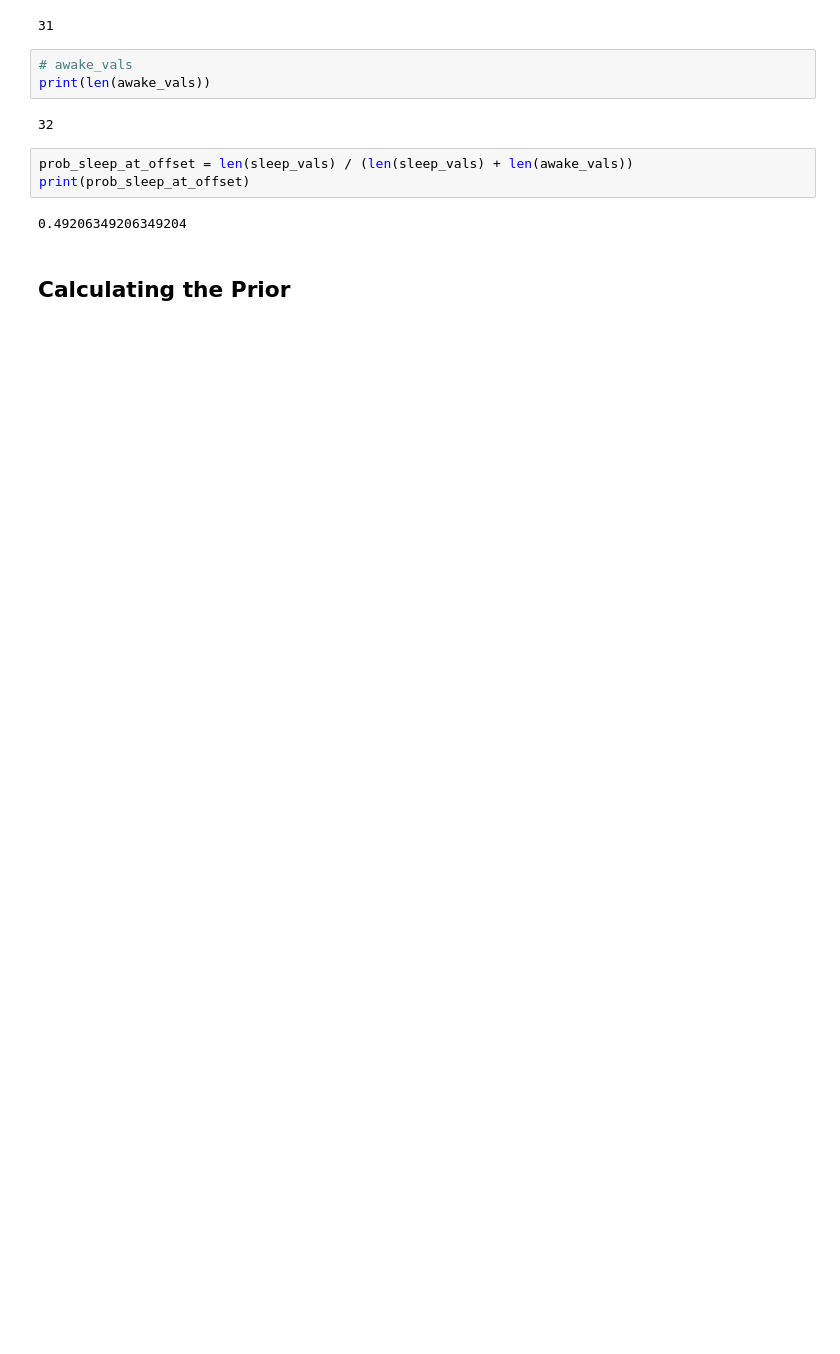
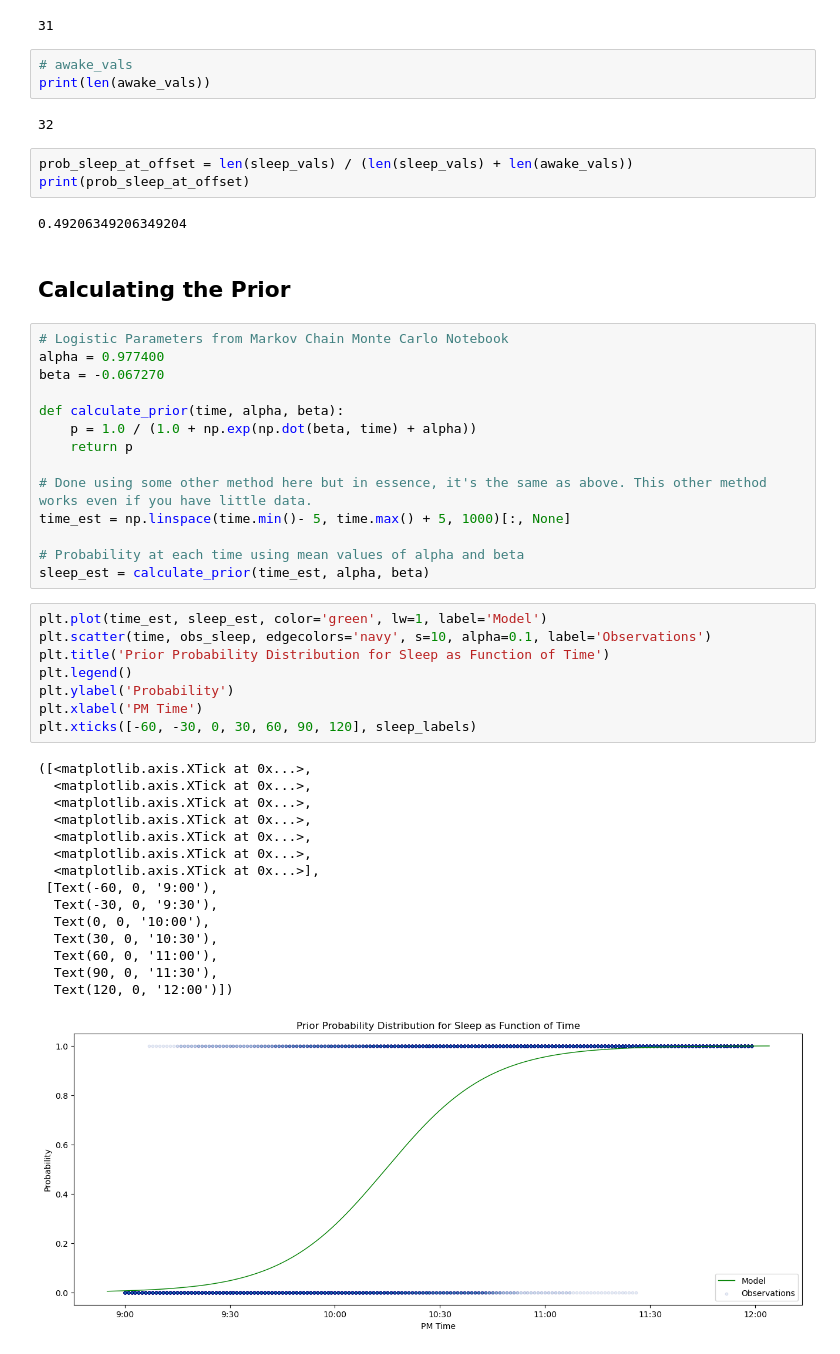
Before and after one commit to shafaq-aslam/statistics-prob, a Jupyter notebook: 09_sleep_case_study.ipynb, the cells around one changed output. Cells and saved outputs as stored; diff of their text form; blank space fills up the shorter version.

Commit message:
Sleep Case study notebook completed

```diff
--- a/09_sleep_case_study.ipynb
+++ b/09_sleep_case_study.ipynb
@@ -138,3 +140,41 @@ print(prob_sleep_at_offset)
 0.49206349206349204
 # %% [markdown]
 ## Calculating the Prior
+# %%
+# Logistic Parameters from Markov Chain Monte Carlo Notebook
+alpha = 0.977400
+beta = -0.067270
+
+def calculate_prior(time, alpha, beta):
+    p = 1.0 / (1.0 + np.exp(np.dot(beta, time) + alpha))
+    return p
+
+# Done using some other method here but in essence, it's the same as above. This other method works even if you have little data.
+time_est = np.linspace(time.min()- 5, time.max() + 5, 1000)[:, None]
+
+# Probability at each time using mean values of alpha and beta
+sleep_est = calculate_prior(time_est, alpha, beta)
+# %%
+plt.plot(time_est, sleep_est, color='green', lw=1, label='Model')
+plt.scatter(time, obs_sleep, edgecolors='navy', s=10, alpha=0.1, label='Observations')
+plt.title('Prior Probability Distribution for Sleep as Function of Time')
+plt.legend()
+plt.ylabel('Probability')
+plt.xlabel('PM Time')
+plt.xticks([-60, -30, 0, 30, 60, 90, 120], sleep_labels)
+# %% [output]
+([<matplotlib.axis.XTick at 0x...>,
+  <matplotlib.axis.XTick at 0x...>,
+  <matplotlib.axis.XTick at 0x...>,
+  <matplotlib.axis.XTick at 0x...>,
+  <matplotlib.axis.XTick at 0x...>,
+  <matplotlib.axis.XTick at 0x...>,
+  <matplotlib.axis.XTick at 0x...>],
+ [Text(-60, 0, '9:00'),
+  Text(-30, 0, '9:30'),
+  Text(0, 0, '10:00'),
+  Text(30, 0, '10:30'),
+  Text(60, 0, '11:00'),
+  Text(90, 0, '11:30'),
+  Text(120, 0, '12:00')])
+[figure, added]
```
Also changed, not shown: parts of 13 cells of this notebook.
